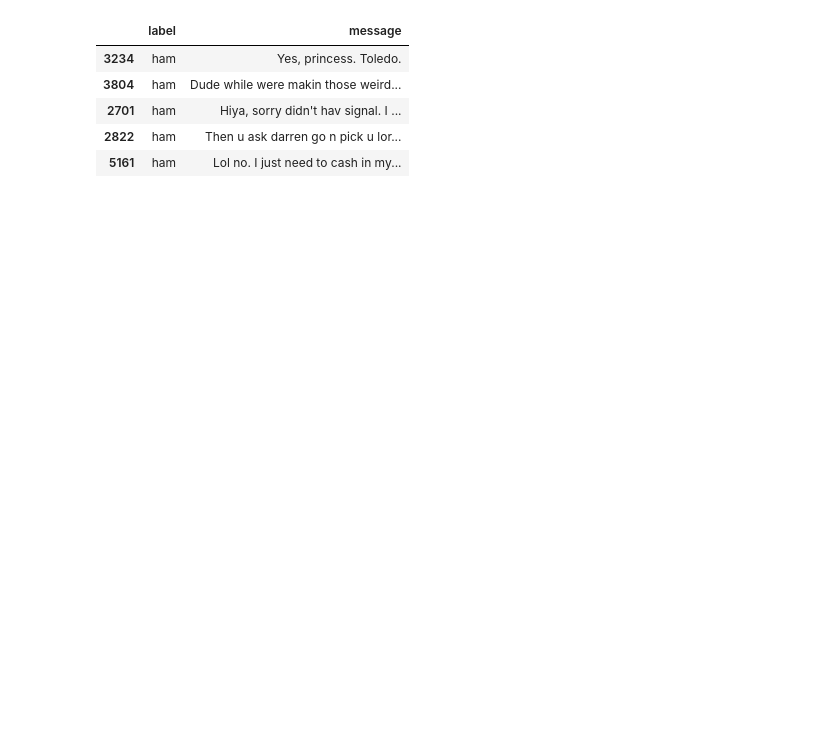
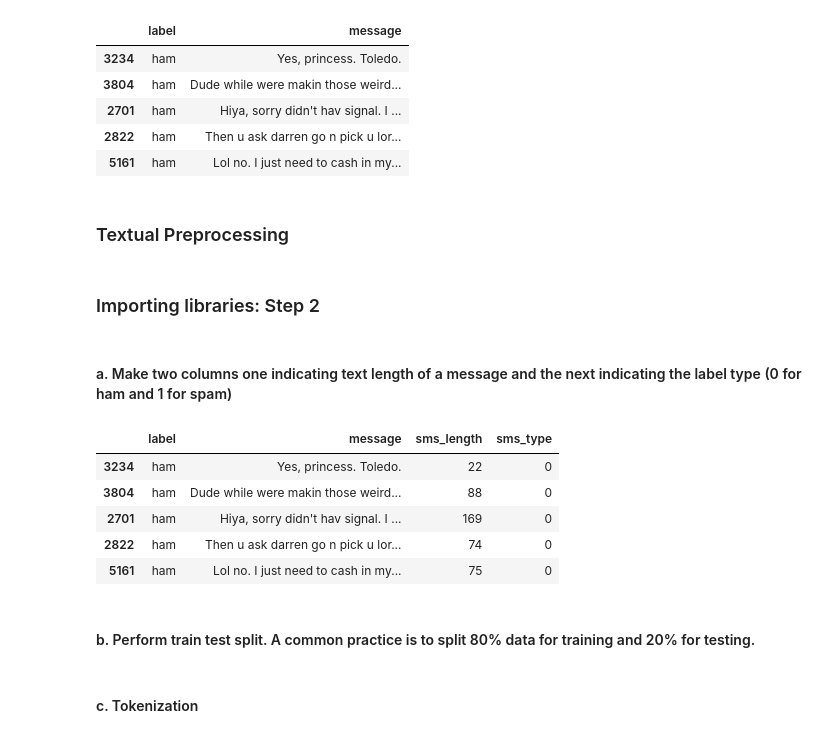
Before and after one commit to Sunpreet29/Projects, a Jupyter notebook: Spam Detection/spam_detection.ipynb, the cells around one changed output. Drawn from its saved outputs; the diff is of its cells as text; code cells hidden in the pictures; blank space fills up the shorter version.

```diff
--- a/Spam Detection/spam_detection.ipynb
+++ b/Spam Detection/spam_detection.ipynb
@@ -139,3 +133,7 @@ sms_downsampled.head()
 | 2701 | ham | Hiya, sorry didn't hav signal. I ... |
 | 2822 | ham | Then u ask darren go n pick u lor... |
 | 5161 | ham | Lol no. I just need to cash in my... |
+# %% [markdown]
+### Textual Preprocessing
+# %% [markdown]
+### Importing libraries: Step 2
@@ -141,0 +146,17 @@ sms_downsampled.head()
+# %% [markdown]
+#### a. Make two columns one indicating text length of a message and the next indicating the label type (0 for ham and 1 for spam)
+# %%
+# sms_downsampled["message"].iloc[0:2].apply(len)
+# sms_downsampled['label'].iloc[:5].map({"ham": 0, "spam": 1})
+sms_downsampled["sms_length"] = sms_downsampled["message"].apply(len)
+sms_downsampled["sms_type"] = sms_downsampled["label"].map({"ham": 0, "spam": 1})
+sms_downsampled.head()
+# %% [output]
+|  | label | message | sms_length | sms_type |
+| 3234 | ham | Yes, princess. Toledo. | 22 | 0 |
+| 3804 | ham | Dude while were makin those weird... | 88 | 0 |
+| 2701 | ham | Hiya, sorry didn't hav signal. I ... | 169 | 0 |
+| 2822 | ham | Then u ask darren go n pick u lor... | 74 | 0 |
+| 5161 | ham | Lol no. I just need to cash in my... | 75 | 0 |
+# %% [markdown]
+#### b. Perform train test split. A common practice is to split 80% data for training and 20% for testing.
@@ -141,0 +165,2 @@ sms_downsampled.head()
+# %% [markdown]
+#### c. Tokenization
```
Also changed, not shown: parts of 11 cells of this notebook.
